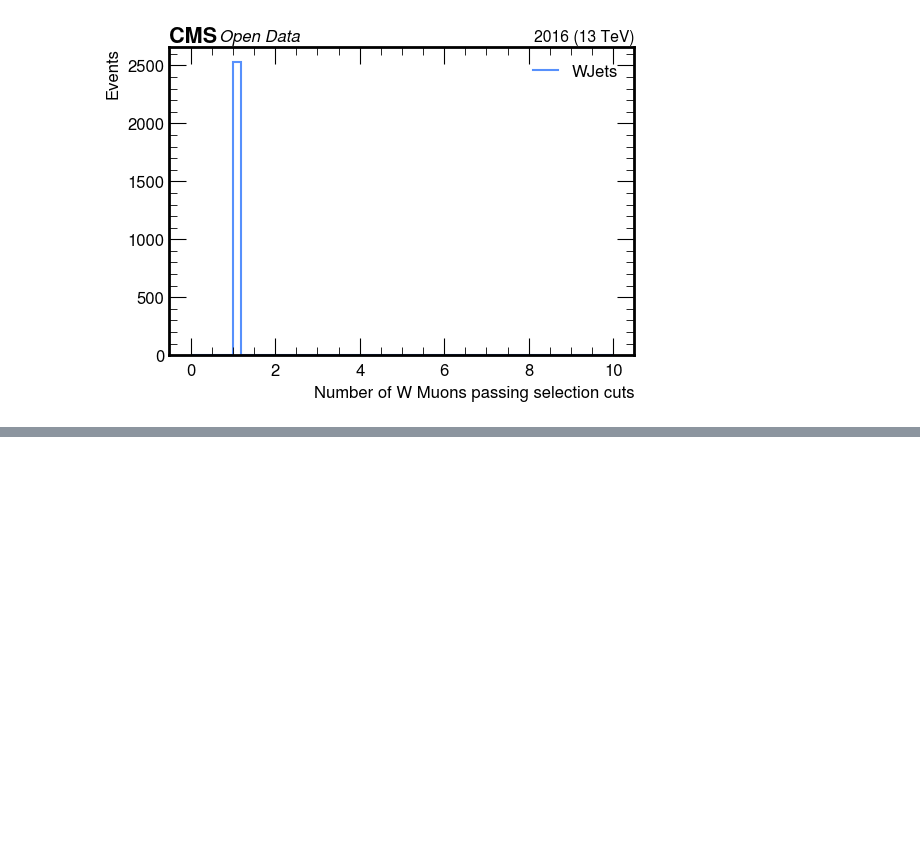
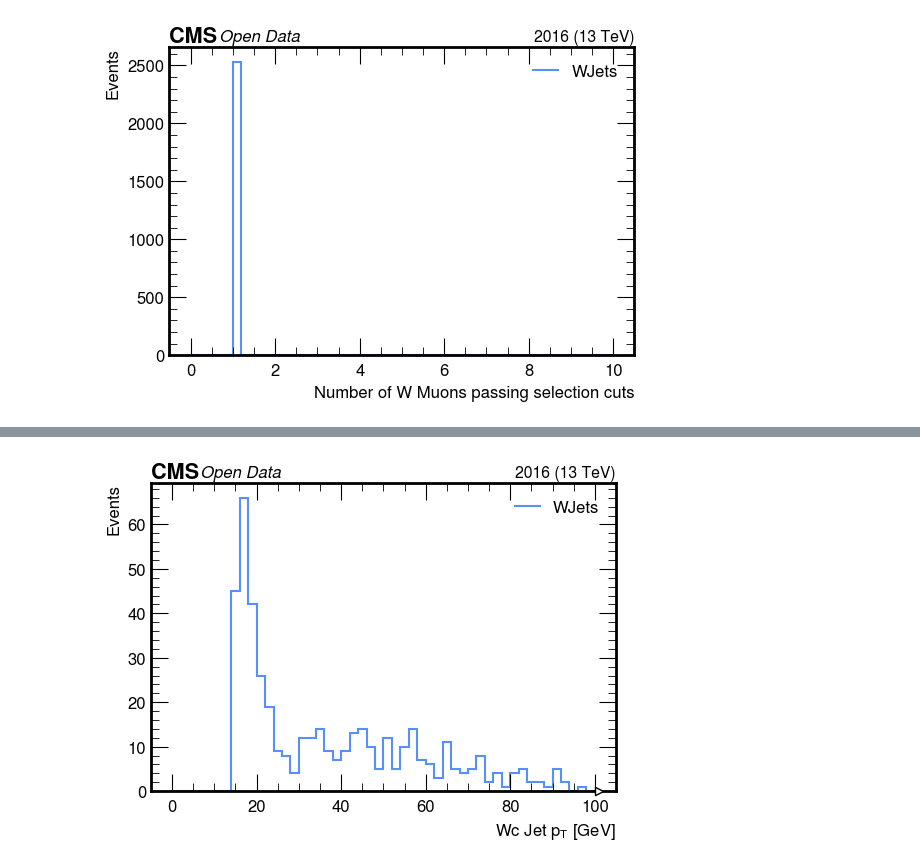
Before and after one commit to xondikoi03/charmTaggingAnalysis, a Jupyter notebook: Coffea/notebooks/WcAnalysis.ipynb, the cells around one changed output, grey strips where cells are left out. Cells and saved outputs as stored; diff of their text form; code cells hidden in the pictures; blank space fills up the shorter version.

```diff
--- a/Coffea/notebooks/WcAnalysis.ipynb
+++ b/Coffea/notebooks/WcAnalysis.ipynb
@@ -150,0 +204,13 @@ make_hist(
+# %%
+WcJet_Pt = dak.flatten(Wc_Jets.pt)
+make_hist(
+    WcJet_Pt,
+    50, 0, 100,
+    "Wc Jet $p_{T}$ [GeV]",
+    "Events",
+    "WJets",
+    fname=None,
+    logy=False
+)
+# %% [output]
+[figure, added]
```
Also changed, not shown: parts of 8 cells of this notebook.
